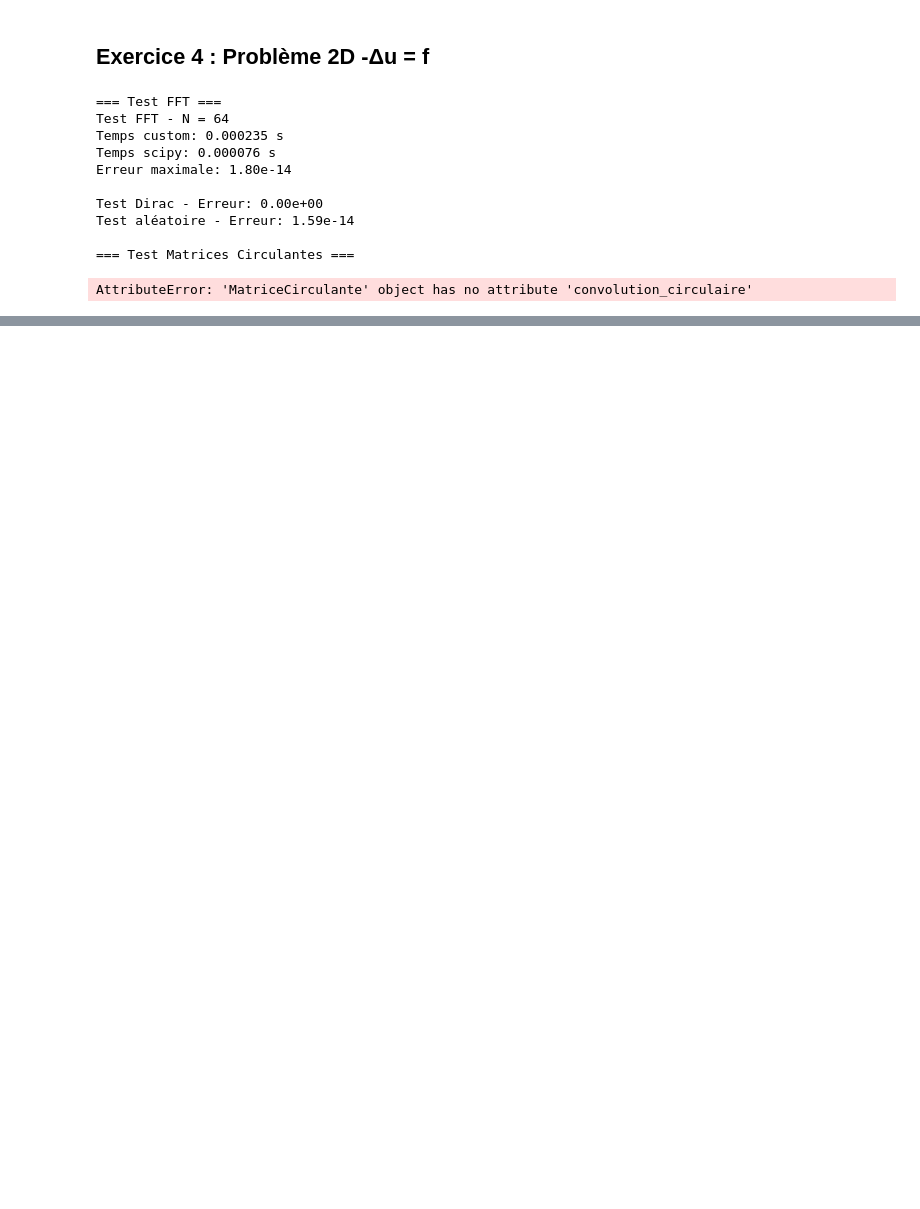
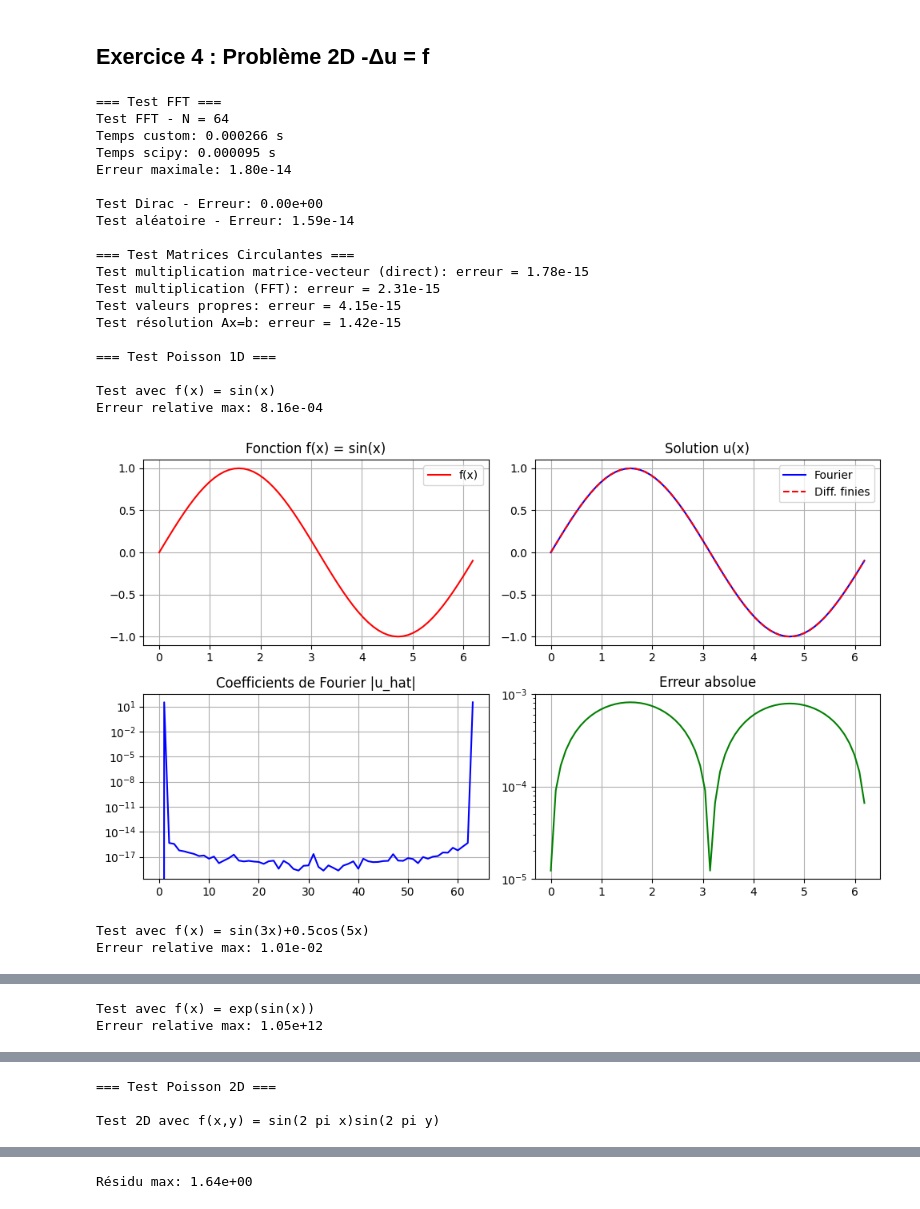
Before and after one commit to mohymabrouk/quantum-fft, a Jupyter notebook: notebooks/projet_2.ipynb, the cells around one changed output, grey strips where cells are left out. Saved outputs shown, nothing was run; the diff lists cells and outputs as text; code cells hidden in the pictures; blank space fills up the shorter version.

```diff
--- a/notebooks/projet_2.ipynb
+++ b/notebooks/projet_2.ipynb
@@ -144,7 +154,7 @@ class MatriceCirculante:
         C = fft_non_recursive(self.c)
         X = fft_non_recursive(x)
         Y = C * X
-        y = fft_non_recursive(Y) / self.N  # IFFT via FFT
+        y = ifft_non_recursive(Y)  # IFFT via FFT
         return y
 
     def valeurs_propres(self):
@@ -179,7 +189,7 @@ class MatriceCirculante:
         x_hat = b_hat / lambda_k_safe
 
         # Transformée inverse
-        x = fft_non_recursive(x_hat) / self.N
+        x = ifft_non_recursive(x_hat)
 
         return x
 
@@ -234,3 +244,5 @@ def test_matrice_circulante():
     print(f"Test résolution Ax=b: erreur = {error_solve:.2e}")
 
     return error < 1e-10 and error_eig < 1e-10 and error_solve < 1e-8
+
+test_matrice_circulante()
@@ -256,7 +274,7 @@ def solve_poisson_1d_fourier(f, N):
     k = np.fft.fftfreq(N) * N  # Equivalent pour notre FFT
 
     # Solution dans l'espace de Fourier
-    # -u'' = f => (k^2) * u_hat = f_hat (pour k ≠ 0)
+    # -u'' = f => (k^2) * u_hat = f_hat (pour k =/= 0)
     u_hat = np.zeros(N, dtype=complex)
 
     # Traitement séparé de la composante DC (k=0)
@@ -270,7 +288,7 @@ def solve_poisson_1d_fourier(f, N):
             u_hat[i] = 0
 
     # Transformée inverse
-    u = fft_non_recursive(u_hat) / N
+    u = ifft_non_recursive(u_hat)
 
     return x, u.real, u_hat
 
@@ -359,3 +377,5 @@ def test_poisson_1d():
         plt.tight_layout()
         plt.savefig(f'poisson_1d_test_{i+1}.png', dpi=100)
         plt.show()
+
+test_poisson_1d()
@@ -374,27 +404,19 @@ def solve_poisson_2d(f, Nx, Ny):
     y = np.linspace(0, 1, Ny, endpoint=False)
     X, Y = np.meshgrid(x, y)
 
-    # Valeurs de f
     f_vals = f(X, Y)
 
-    # Discrétisation du Laplacien 2D
-    # -Δu ≈ (-u_{i-1,j} + 2u_{i,j} - u_{i+1,j})/hx²
-    #       + (-u_{i,j-1} + 2u_{i,j} - u_{i,j+1})/hy²
 
     hx = 1 / Nx
     hy = 1 / Ny
 
-    # On utilise la diagonalisation par FFT 2D
-    # Le Laplacien est diagonalisable par transformée de Fourier 2D
 
-    # Nombres d'onde
     kx = np.fft.fftfreq(Nx) * 2 * np.pi / hx
     ky = np.fft.fftfreq(Ny) * 2 * np.pi / hy
 
     KX, KY = np.meshgrid(kx, ky)
 
-    # Opérateur de Fourier pour le Laplacien
-    # -Δu -> (kx² + ky²) * u_hat en Fourier
+
     L_hat = KX**2 + KY**2
 
     # Éviter la division par zéro pour la fréquence nulle
@@ -408,16 +430,16 @@ def solve_poisson_2d(f, Nx, Ny):
     for i in range(Nx):
         f_hat[:, i] = fft_non_recursive(f_hat[:, i])
 
-    # Solution dans l'espace de Fourier
     u_hat = f_hat / L_hat
 
     # IFFT 2D
+    u_intermediate = np.zeros((Ny, Nx), dtype=complex)
+    for j in range(Ny):
+        u_intermediate[j, :] = ifft_non_recursive(u_hat[j, :])
+
     u = np.zeros((Ny, Nx), dtype=complex)
-    for j in range(Ny):
-        u[j, :] = fft_non_recursive(u_hat[j, :]) / Nx
-
     for i in range(Nx):
-        u[:, i] = fft_non_recursive(u[:, i]) / Ny
+        u[:, i] = ifft_non_recursive(u_intermediate[:, i])
 
     return X, Y, u.real, u_hat
 
@@ -436,9 +458,9 @@ def test_poisson_2d():
 
     Nx, Ny = 32, 32
 
-    for i, (name, f) in enumerate([("sin(2πx)sin(2πy)", f1),
-                                    ("sin(4πx)cos(2πy)", f2),
-                                    ("exp(sin(2πx)+cos(2πy))", f3)]):
+    for i, (name, f) in enumerate([("sin(2 pi x)sin(2 pi y)", f1),
+                                    ("sin(4 pi x)cos(2 pi y)", f2),
+                                    ("exp(sin(2 pi x)+cos(2 pi y))", f3)]):
 
         print(f"\nTest 2D avec f(x,y) = {name}")
 
@@ -499,43 +521,53 @@ def test_poisson_2d():
             (u[0, 2:] - 2*u[0, 1:-1] + u[0, :-2]) / hx**2
         )
         laplacien_u[-1, 1:-1] = (
             (u[0, 1:-1] - 2*u[-1, 1:-1] + u[-2, 1:-1]) / hy**2 +
             (u[-1, 2:] - 2*u[-1, 1:-1] + u[-1, :-2]) / hx**2
         )
 
         # Coins
         for corner in [(0,0), (0,-1), (-1,0), (-1,-1)]:
             i, j = corner
             laplacien_u[i, j] = (
                 (u[(i+1)%Ny, j] - 2*u[i, j] + u[(i-1)%Ny, j]) / hy**2 +
                 (u[i, (j+1)%Nx] - 2*u[i, j] + u[i, (j-1)%Nx]) / hx**2
             )
 
         residu = np.max(np.abs(-laplacien_u - f(X, Y)))
         print(f"Résidu max: {residu:.2e}")
 
-# Exécution des tests
-if __name__ == "__main__":
-    print("=== Test FFT ===")
-    test_fft()
 
-    print("\n=== Test Matrices Circulantes ===")
-    test_matrice_circulante()
+print("=== Test FFT ===")
+test_fft()
 
-    print("\n=== Test Poisson 1D ===")
-    test_poisson_1d()
+print("\n=== Test Matrices Circulantes ===")
+test_matrice_circulante()
 
-    print("\n=== Test Poisson 2D ===")
-    test_poisson_2d()
+print("\n=== Test Poisson 1D ===")
+test_poisson_1d()
+
+print("\n=== Test Poisson 2D ===")
+test_poisson_2d()
 # %% [output]
 === Test FFT ===
 Test FFT - N = 64
-Temps custom: 0.000235 s
-Temps scipy: 0.000076 s
+Temps custom: 0.000266 s
+Temps scipy: 0.000095 s
 Erreur maximale: 1.80e-14
 
 Test Dirac - Erreur: 0.00e+00
 Test aléatoire - Erreur: 1.59e-14
 
 === Test Matrices Circulantes ===
+Test multiplication matrice-vecteur (direct): erreur = 1.78e-15
+Test multiplication (FFT): erreur = 2.31e-15
+Test valeurs propres: erreur = 4.15e-15
+Test résolution Ax=b: erreur = 1.42e-15
+
+=== Test Poisson 1D ===
+
+Test avec f(x) = sin(x)
+Erreur relative max: 8.16e-04
+[figure, added]
-AttributeError: 'MatriceCirculante' object has no attribute 'convolution_circulaire'
+Test avec f(x) = sin(3x)+0.5cos(5x)
+Erreur relative max: 1.01e-02
@@ -541,0 +575,2 @@ AttributeError: 'MatriceCirculante' object has no attribute 'convolution_circula
+Test avec f(x) = exp(sin(x))
+Erreur relative max: 1.05e+12
@@ -541,0 +578,3 @@ AttributeError: 'MatriceCirculante' object has no attribute 'convolution_circula
+=== Test Poisson 2D ===
+
+Test 2D avec f(x,y) = sin(2 pi x)sin(2 pi y)
@@ -541,0 +590 @@ AttributeError: 'MatriceCirculante' object has no attribute 'convolution_circula
+Résidu max: 1.64e+00
```
Also changed, not shown: parts of 5 cells of this notebook.
